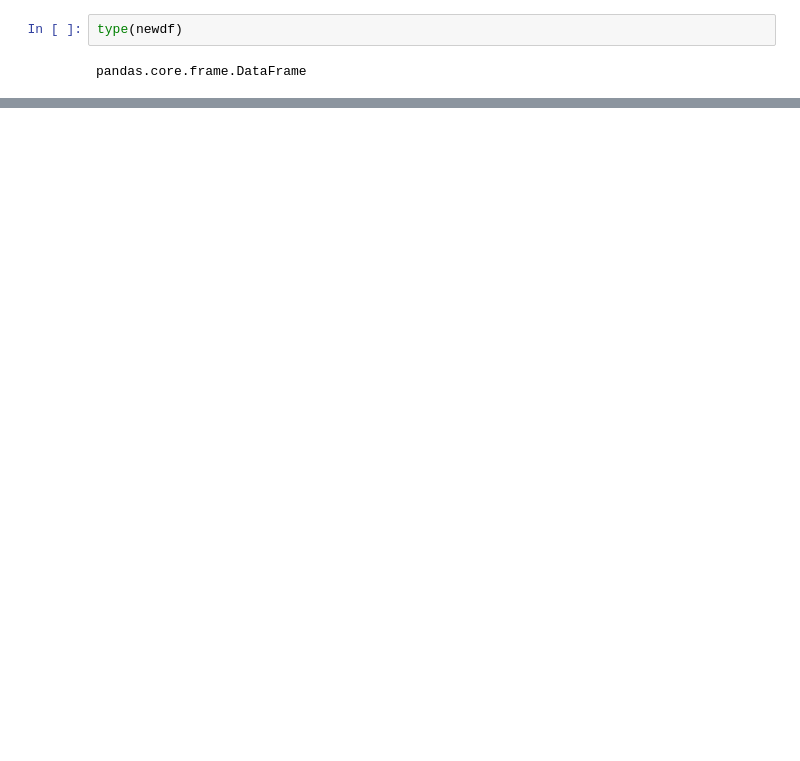
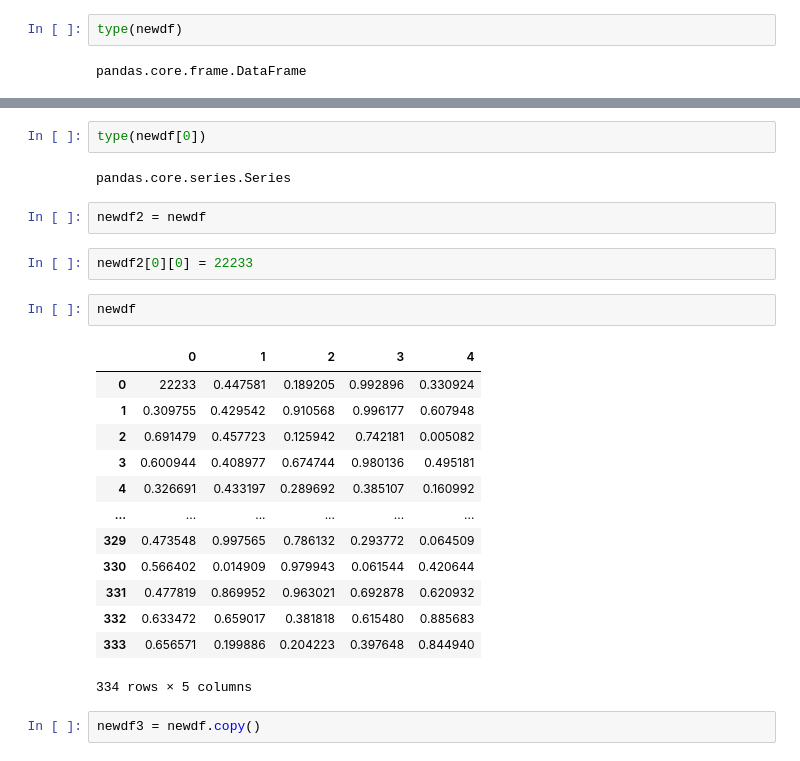
Before and after one commit to mukeshdani/Dev, a Jupyter notebook: Python/Pandas.ipynb, the cells around one changed output, grey strips where cells are left out. Saved outputs shown, nothing was run; the diff lists cells and outputs as text; blank space fills up the shorter version.

```diff
--- a/Python/Pandas.ipynb
+++ b/Python/Pandas.ipynb
@@ -171,0 +321,26 @@ TypeError: 'Series' object is not callable
+# %%
+type(newdf[0])
+# %% [output]
+pandas.core.series.Series
+# %%
+newdf2 = newdf
+# %%
+newdf2[0][0] = 22233
+# %%
+newdf
+# %% [output]
+|  | 0 | 1 | 2 | 3 | 4 |
+| 0 | 22233 | 0.447581 | 0.189205 | 0.992896 | 0.330924 |
+| 1 | 0.309755 | 0.429542 | 0.910568 | 0.996177 | 0.607948 |
+| 2 | 0.691479 | 0.457723 | 0.125942 | 0.742181 | 0.005082 |
+| 3 | 0.600944 | 0.408977 | 0.674744 | 0.980136 | 0.495181 |
+| 4 | 0.326691 | 0.433197 | 0.289692 | 0.385107 | 0.160992 |
+| ... | ... | ... | ... | ... | ... |
+| 329 | 0.473548 | 0.997565 | 0.786132 | 0.293772 | 0.064509 |
+| 330 | 0.566402 | 0.014909 | 0.979943 | 0.061544 | 0.420644 |
+| 331 | 0.477819 | 0.869952 | 0.963021 | 0.692878 | 0.620932 |
+| 332 | 0.633472 | 0.659017 | 0.381818 | 0.615480 | 0.885683 |
+| 333 | 0.656571 | 0.199886 | 0.204223 | 0.397648 | 0.844940 |
+334 rows × 5 columns
+# %%
+newdf3 = newdf.copy()
```
Also changed, not shown: parts of 24 cells of this notebook, 21 other files.
